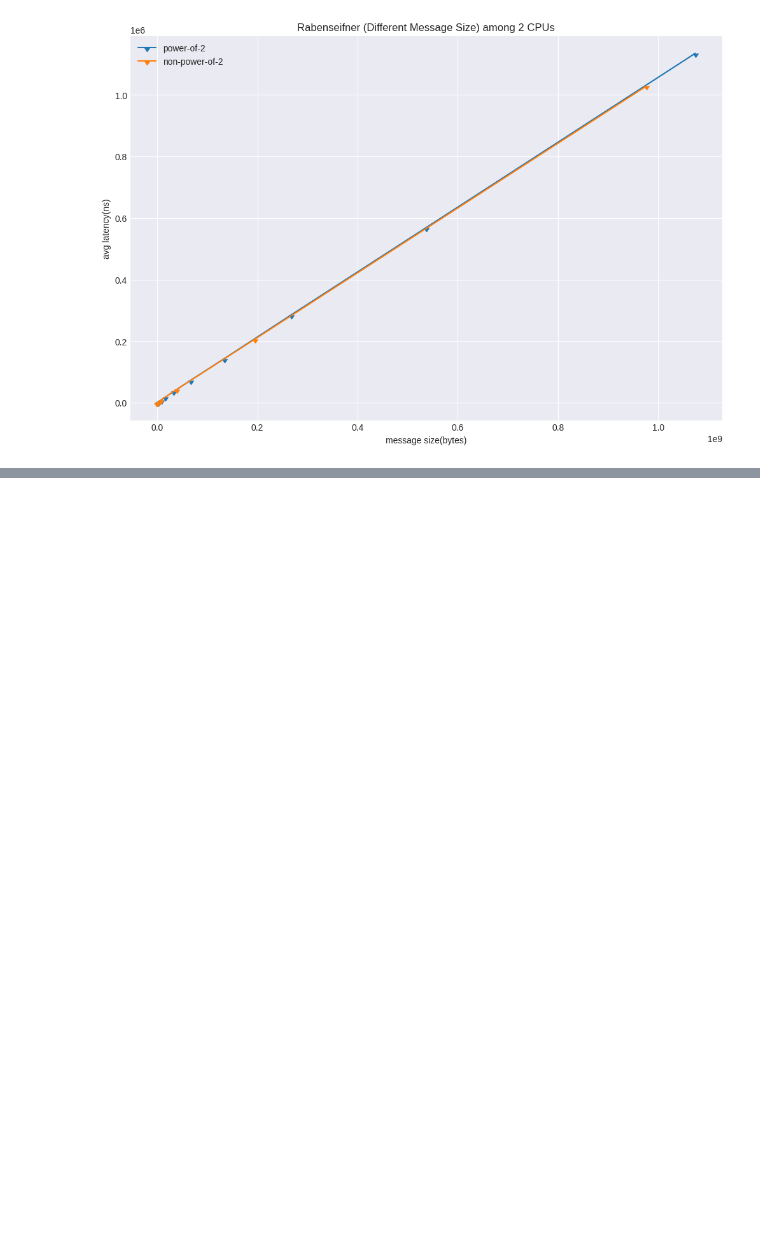
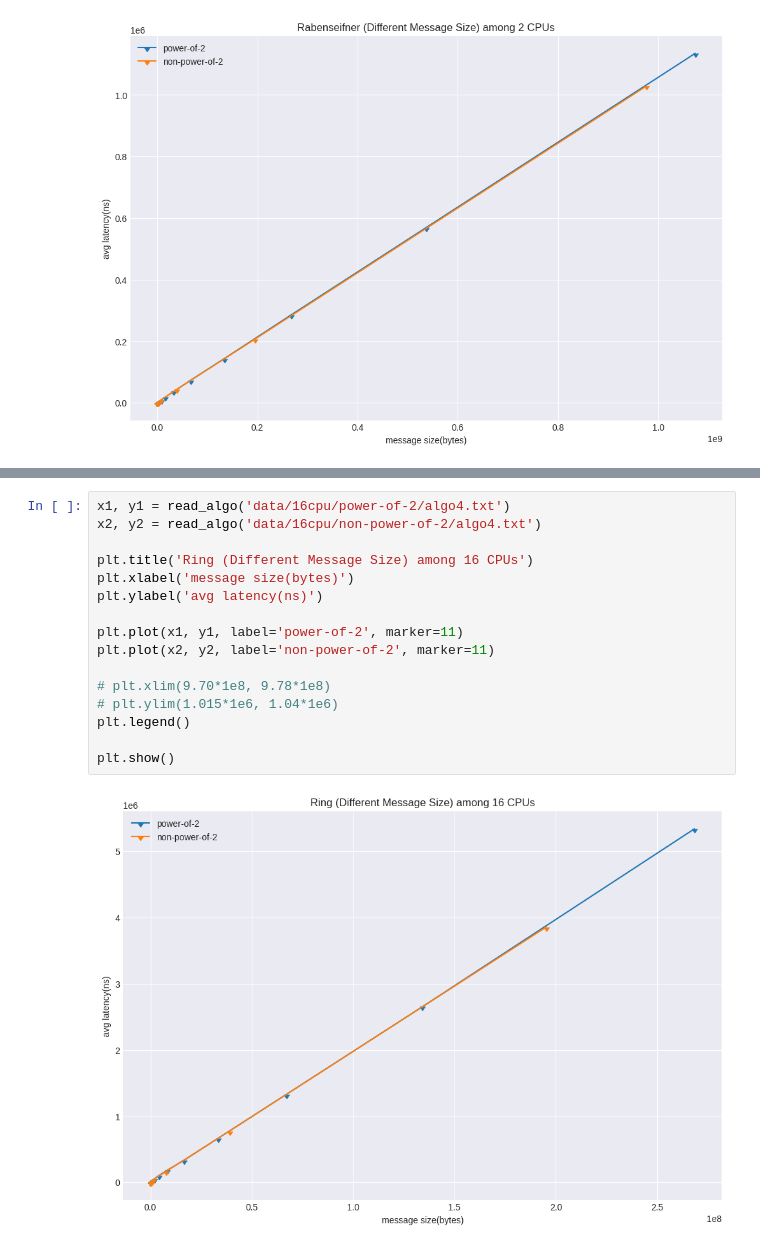
Before and after one commit to dexhunter/allreduce-experiments, a Jupyter notebook: visualize.ipynb, the cells around one changed output, grey strips where cells are left out. Drawn from its saved outputs; the diff is of its cells as text; blank space fills up the shorter version.

```diff
--- a/visualize.ipynb
+++ b/visualize.ipynb
@@ -658,0 +713,18 @@ plt.show()
+# %%
+x1, y1 = read_algo('data/16cpu/power-of-2/algo4.txt')
+x2, y2 = read_algo('data/16cpu/non-power-of-2/algo4.txt')
+
+plt.title('Ring (Different Message Size) among 16 CPUs')
+plt.xlabel('message size(bytes)')
+plt.ylabel('avg latency(ns)')
+
+plt.plot(x1, y1, label='power-of-2', marker=11)
+plt.plot(x2, y2, label='non-power-of-2', marker=11)
+
+# plt.xlim(9.70*1e8, 9.78*1e8)
+# plt.ylim(1.015*1e6, 1.04*1e6)
+plt.legend()
+
+plt.show()
+# %% [output]
+[figure, added]
```
Also changed, not shown: parts of 8 cells of this notebook.
